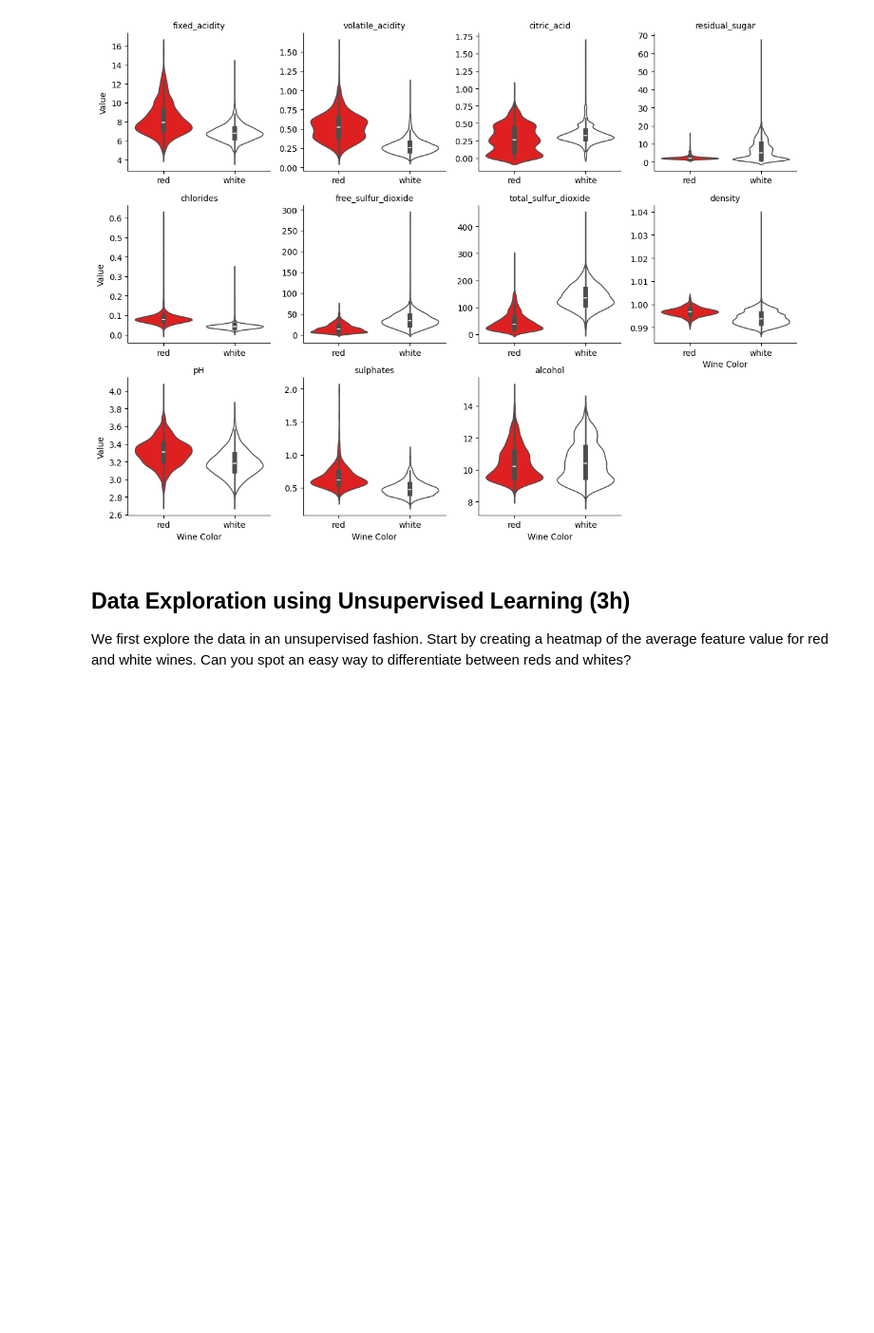
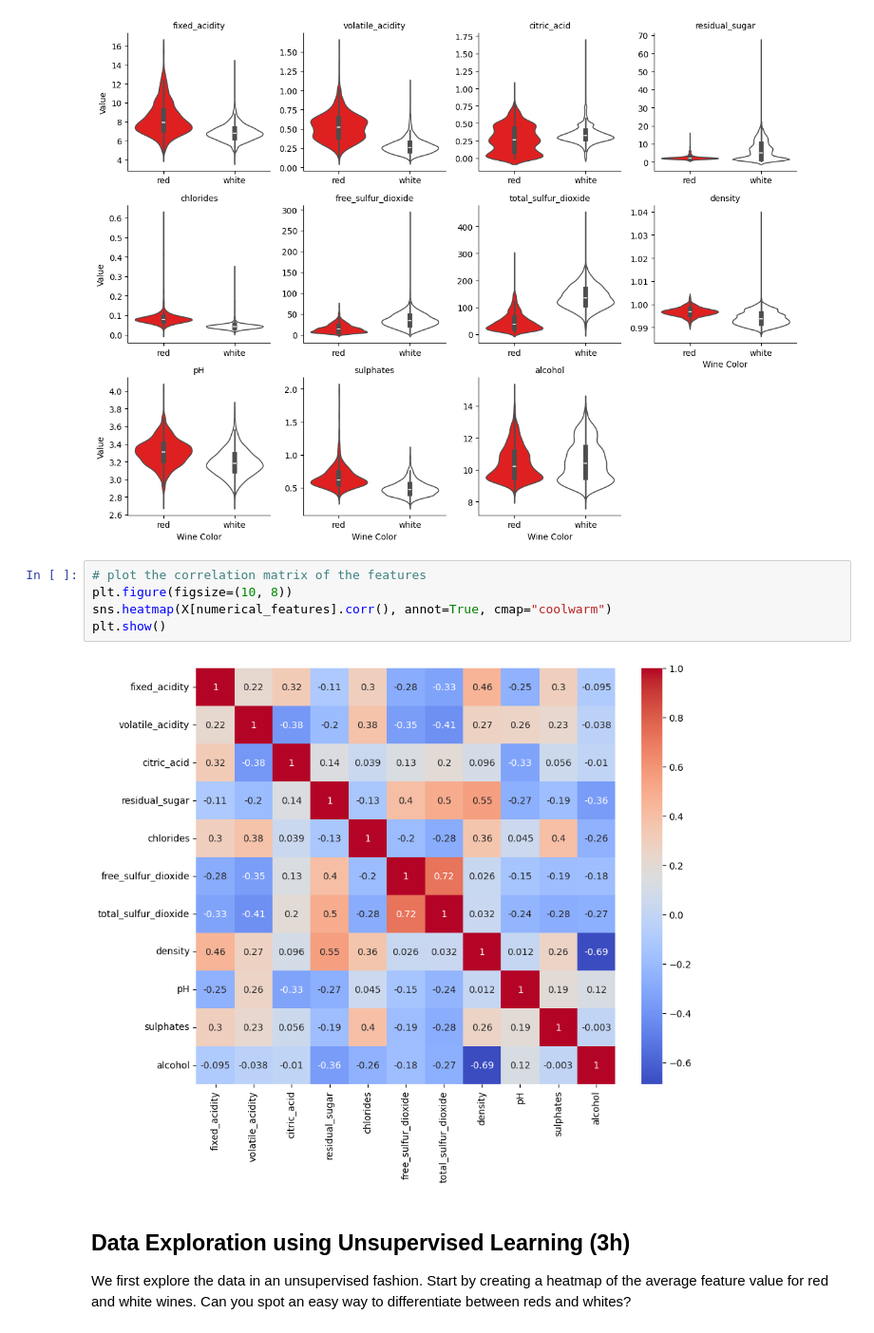
Before and after one commit to hei-isc-ml-stud/w4-isc-ml-imfeldd, a Jupyter notebook: week4-assignment.ipynb, the cells around one changed output. Shown at 95% size. Saved outputs shown, nothing was run; the diff lists cells and outputs as text; blank space fills up the shorter version.

```diff
--- a/week4-assignment.ipynb
+++ b/week4-assignment.ipynb
@@ -238,6 +241,13 @@ warnings.filterwarnings("default")
 plt.show()
 # %% [output]
 [figure]
+# %%
+# plot the correlation matrix of the features
+plt.figure(figsize=(10, 8))
+sns.heatmap(X[numerical_features].corr(), annot=True, cmap="coolwarm")
+plt.show()
+# %% [output]
+[figure, added]
 # %% [markdown]
 ## Data Exploration using Unsupervised Learning (3h)
 
```
Also changed, not shown: parts of 67 cells of this notebook, 3 other files.
